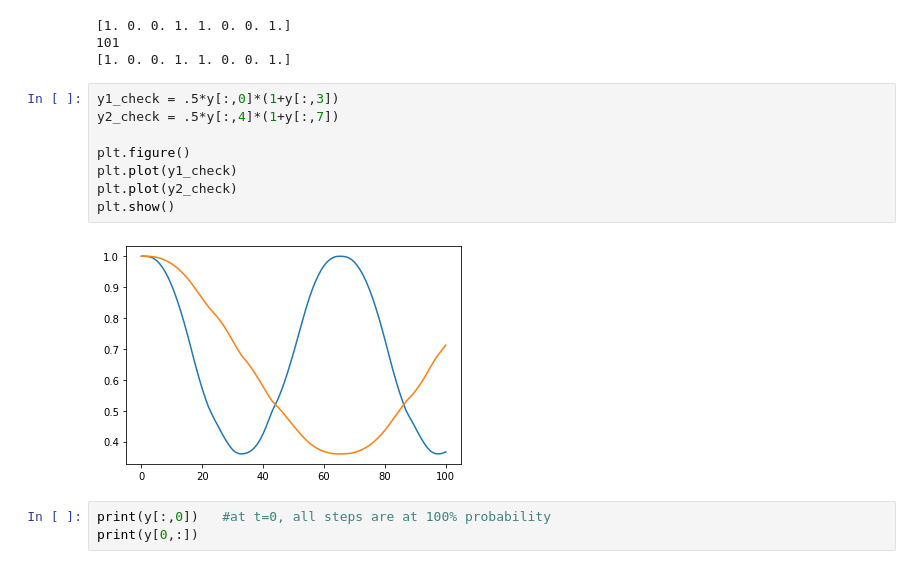
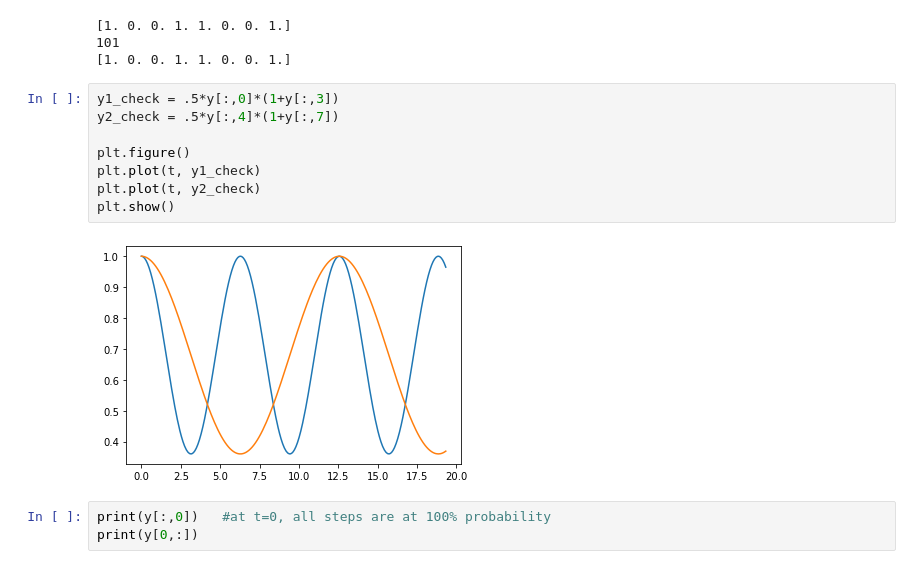
Before and after one commit to nuLABatUSD/QKESolve, a Jupyter notebook: 2023-2 (N=2).ipynb, the cells around one changed output. Drawn from its saved outputs; the diff is of its cells as text.

Commit message:
fixed the t axis of the plots

```diff
--- a/2023-2 (N=2).ipynb
+++ b/2023-2 (N=2).ipynb
@@ -97,13 +97,13 @@ print(y0)
 # %%
 y1_check = .5*y[:,0]*(1+y[:,3])
 y2_check = .5*y[:,4]*(1+y[:,7])
 
 plt.figure()
-plt.plot(y1_check)
-plt.plot(y2_check)
+plt.plot(t, y1_check)
+plt.plot(t, y2_check)
 plt.show()
 # %% [output]
-[figure, old version]
+[figure, new version]
 # %%
 print(y[:,0])   #at t=0, all steps are at 100% probability
 print(y[0,:])
```
Also changed, not shown: parts of 3 cells of this notebook, 1 other file.
